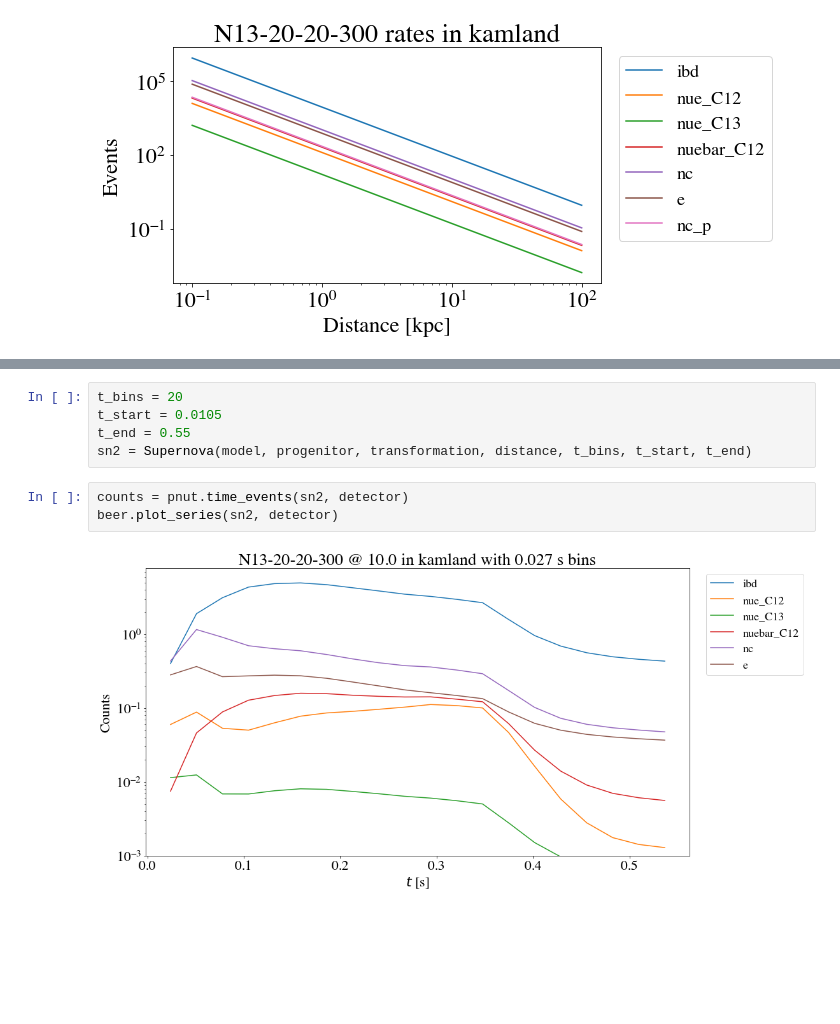
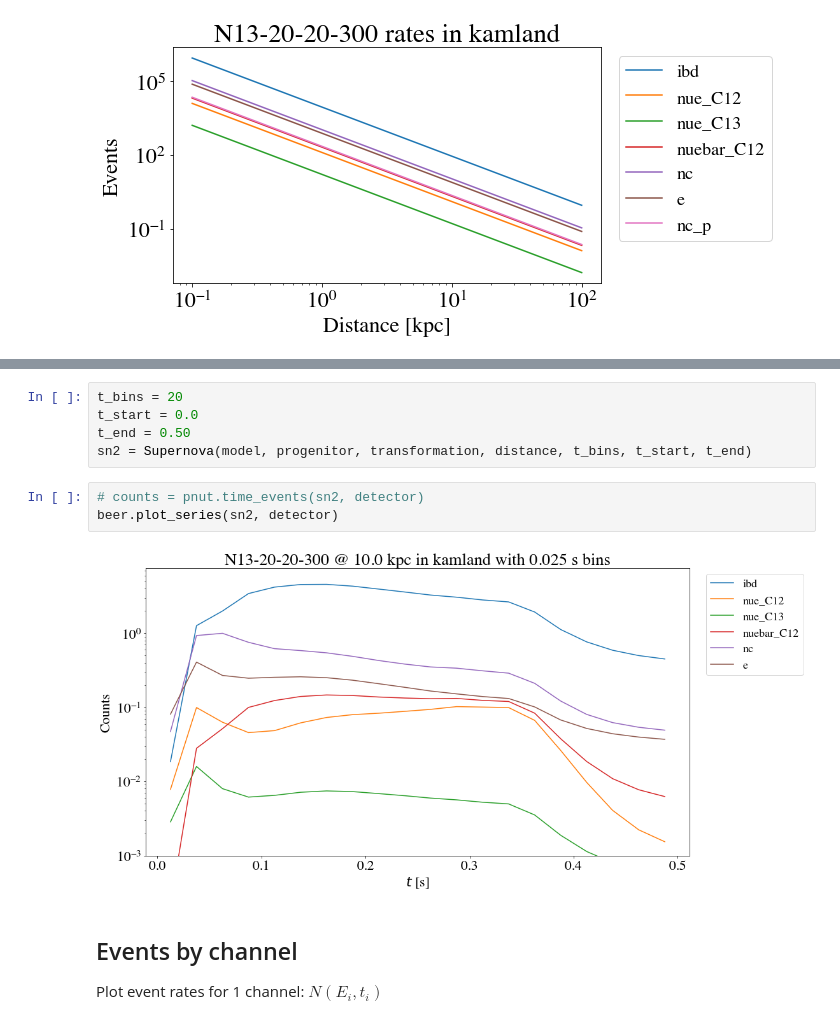
Before and after one commit to joesmolsky/sspike, a Jupyter notebook: notebooks/example.ipynb, the cells around one changed output, grey strips where cells are left out. Drawn from its saved outputs; the diff is of its cells as text; blank space fills up the shorter version.

```diff
--- a/notebooks/example.ipynb
+++ b/notebooks/example.ipynb
@@ -88,13 +118,17 @@ beer.plot_distance_rates(sn, detector)
 # %%
 t_bins = 20
-t_start = 0.0105
-t_end = 0.55
+t_start = 0.0
+t_end = 0.50
 sn2 = Supernova(model, progenitor, transformation, distance, t_bins, t_start, t_end)
 # %%
-counts = pnut.time_events(sn2, detector)
+# counts = pnut.time_events(sn2, detector)
 beer.plot_series(sn2, detector)
 # %% [output]
-[figure, old version]
+[figure, new version]
+# %% [markdown]
+## Events by channel
+
+Plot event rates for 1 channel: $N(E_i, t_i)$
 # %%
 beer.plot_N_chan(sn2, detector, 'ibd')
 # %% [output]
```
Also changed, not shown: parts of 19 cells of this notebook, 13 other files.
